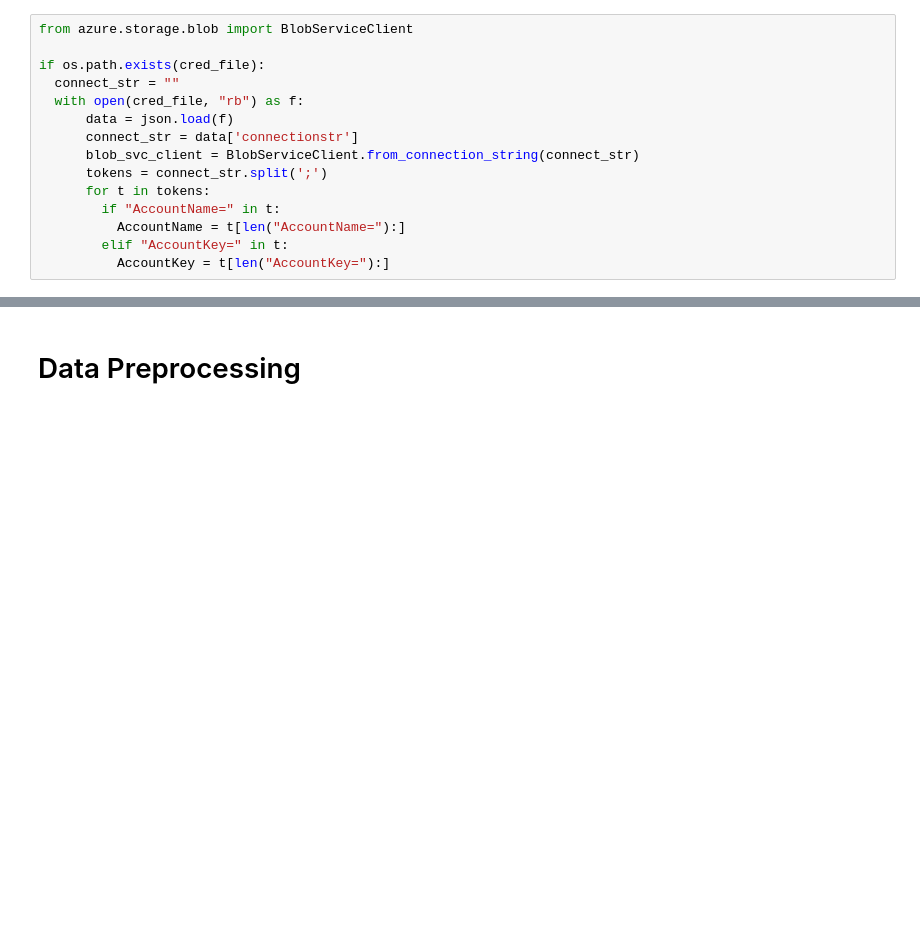
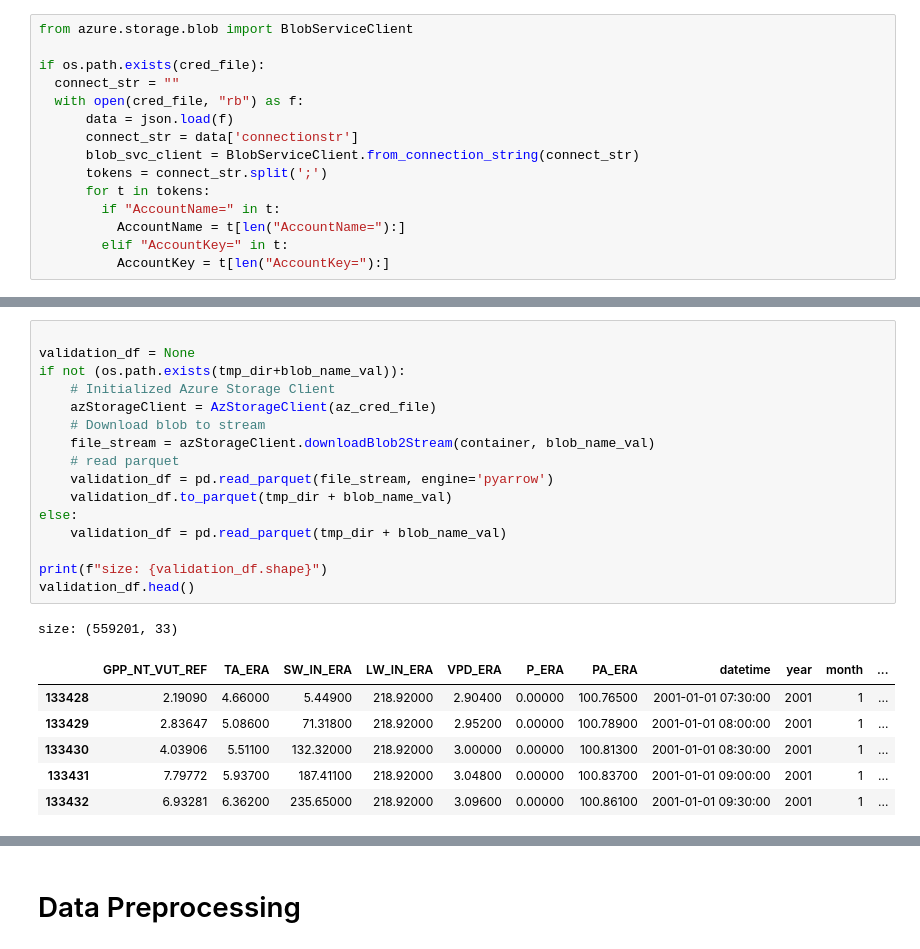
Before and after one commit to jcalz23/co2-flux-hourly-gpp-modeling, a Jupyter notebook: code/src/modeling/TFT_pytorch_baseline_v_0_raw.ipynb, the cells around one changed output, grey strips where cells are left out. Drawn from its saved outputs; the diff is of its cells as text; blank space fills up the shorter version.

```diff
--- a/code/src/modeling/TFT_pytorch_baseline_v_0_raw.ipynb
+++ b/code/src/modeling/TFT_pytorch_baseline_v_0_raw.ipynb
@@ -305,4 +308,28 @@ size: (1485926, 33)
 | 16230 | -0.02627 | 6.17600 | 91.23500 | 272.21800 | 1.76700 | 0.00000 | 97.93900 | 2001-01-01 09:30:00 | 2001 | 1 | ... |
 | 16231 | -0.17229 | 6.60800 | 79.26400 | 333.93300 | 1.79700 | 0.05000 | 97.93900 | 2001-01-01 10:00:00 | 2001 | 1 | ... |
 | 16232 | 1.20865 | 7.04300 | 94.92900 | 333.93300 | 1.81700 | 0.00000 | 97.92300 | 2001-01-01 10:30:00 | 2001 | 1 | ... |
+# %%
+
+validation_df = None
+if not (os.path.exists(tmp_dir+blob_name_val)):
+    # Initialized Azure Storage Client
+    azStorageClient = AzStorageClient(az_cred_file)
+    # Download blob to stream
+    file_stream = azStorageClient.downloadBlob2Stream(container, blob_name_val)
+    # read parquet
+    validation_df = pd.read_parquet(file_stream, engine='pyarrow')
+    validation_df.to_parquet(tmp_dir + blob_name_val)
+else:
+    validation_df = pd.read_parquet(tmp_dir + blob_name_val)
+
+print(f"size: {validation_df.shape}")
+validation_df.head()
+# %% [output]
+size: (559201, 33)
+|  | GPP_NT_VUT_REF | TA_ERA | SW_IN_ERA | LW_IN_ERA | VPD_ERA | P_ERA | PA_ERA | datetime | year | month | ... |
+| 133428 | 2.19090 | 4.66000 | 5.44900 | 218.92000 | 2.90400 | 0.00000 | 100.76500 | 2001-01-01 07:30:00 | 2001 | 1 | ... |
+| 133429 | 2.83647 | 5.08600 | 71.31800 | 218.92000 | 2.95200 | 0.00000 | 100.78900 | 2001-01-01 08:00:00 | 2001 | 1 | ... |
+| 133430 | 4.03906 | 5.51100 | 132.32000 | 218.92000 | 3.00000 | 0.00000 | 100.81300 | 2001-01-01 08:30:00 | 2001 | 1 | ... |
+| 133431 | 7.79772 | 5.93700 | 187.41100 | 218.92000 | 3.04800 | 0.00000 | 100.83700 | 2001-01-01 09:00:00 | 2001 | 1 | ... |
+| 133432 | 6.93281 | 6.36200 | 235.65000 | 218.92000 | 3.09600 | 0.00000 | 100.86100 | 2001-01-01 09:30:00 | 2001 | 1 | ... |
 # %%
```
Also changed, not shown: parts of 49 cells of this notebook.
